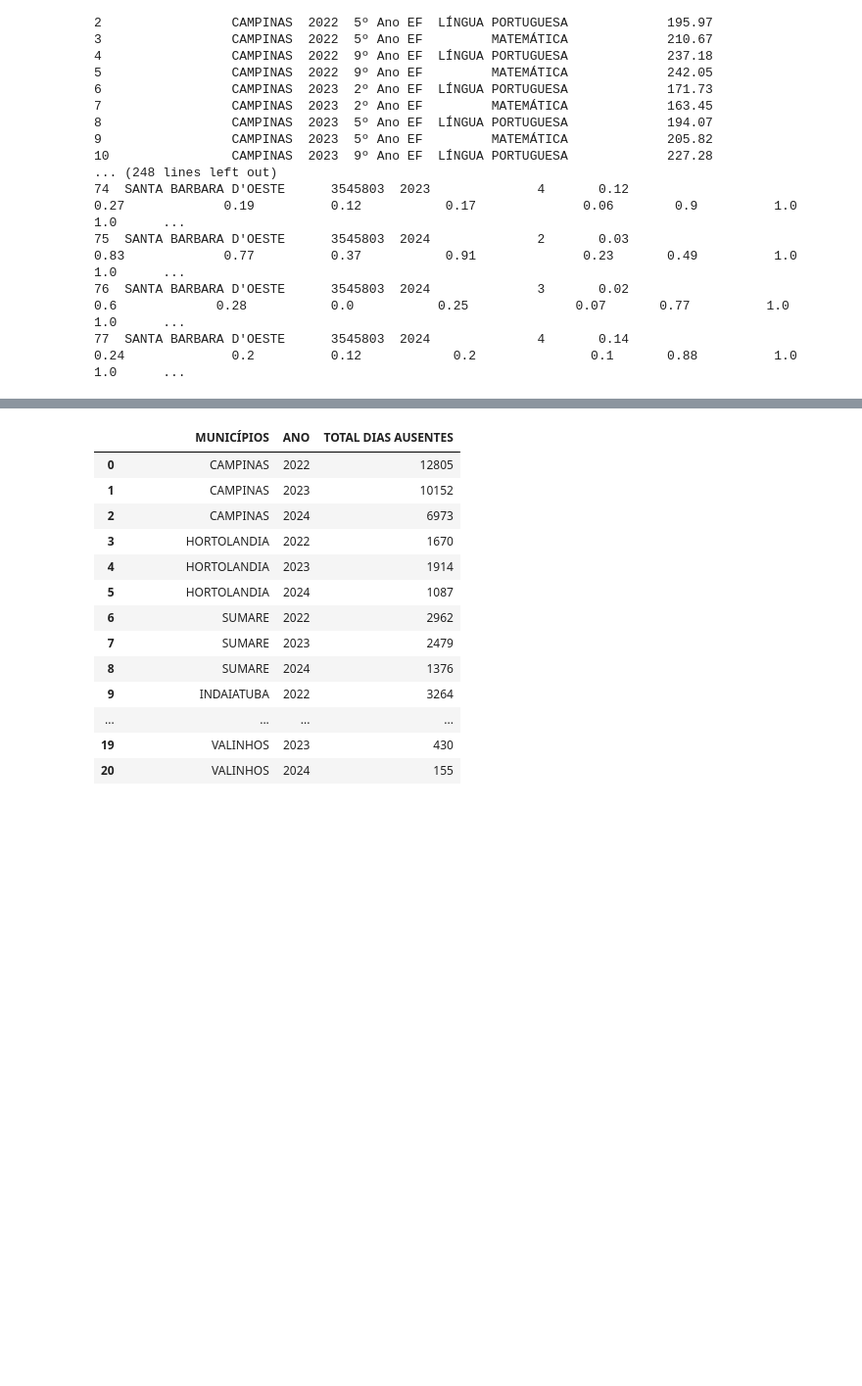
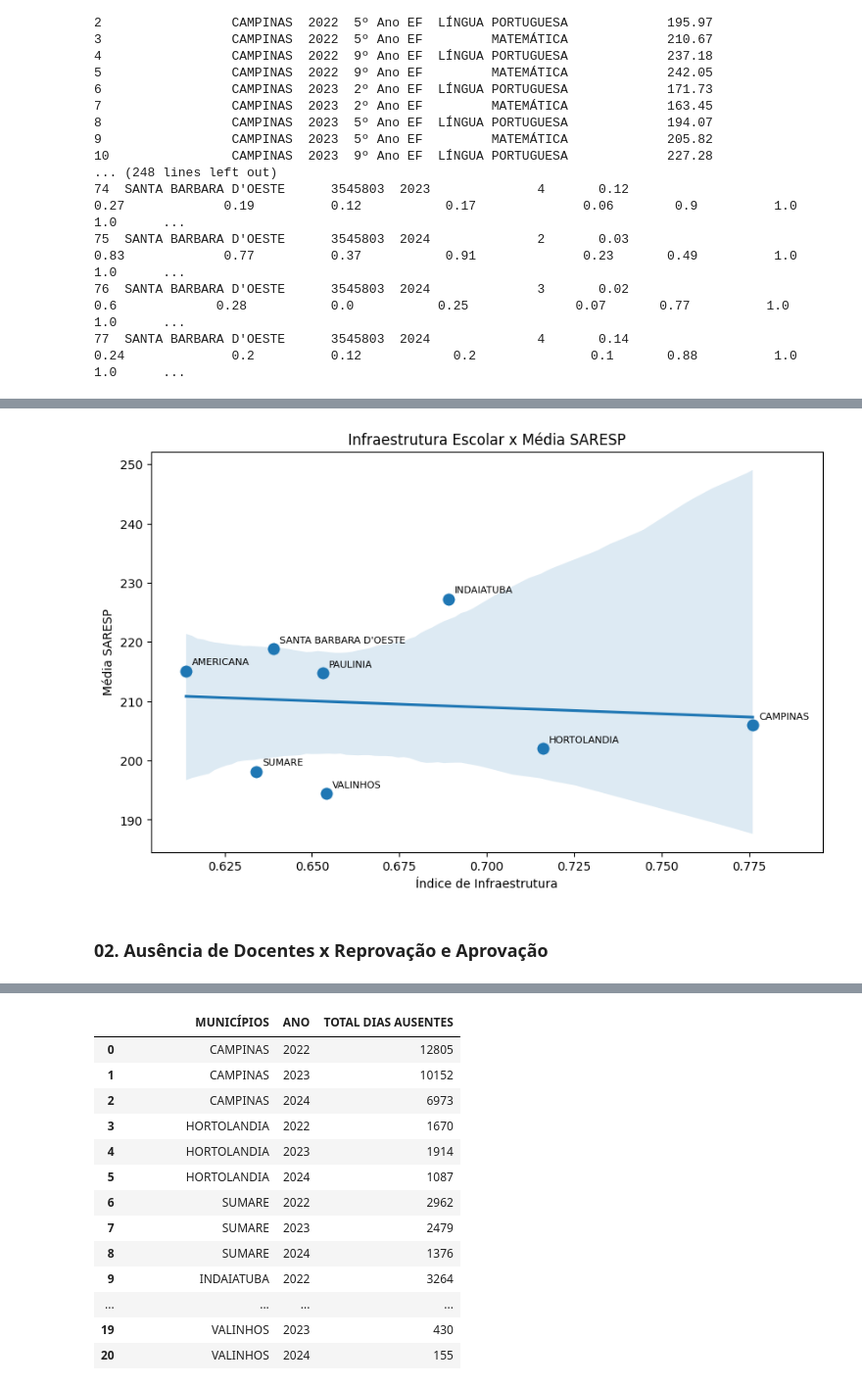
Before and after one commit to leasju/pi_educacao_qualidade, a Jupyter notebook: Notebooks/PI_ANÁLISE.ipynb, the cells around one changed output, grey strips where cells are left out. Shown at 98% size. Drawn from its saved outputs; the diff is of its cells as text; code cells hidden in the pictures; blank space fills up the shorter version.

Commit message:
Adição dos Gráficos do PI.

```diff
--- a/Notebooks/PI_ANÁLISE.ipynb
+++ b/Notebooks/PI_ANÁLISE.ipynb
@@ -248,0 +444,19 @@ Index(['MUNICÍPIOS', 'ANO', 'TOTAL FALTAS JUST', 'TOTAL FALTAS INJUST',
+# %%
+#Lista que vai armazenar os dados finais combinados (infraestrutura + SARESP)
+dados_finais = []
+
+#Percorre cada município da lista de infraestrutura
+#e verifica se ele também existe no dict do SARESP para combinar os dados
+for item in infraestrutura:
+    municipio = item["Município"]
+
+    if municipio in saresp_dict:
+        dados_finais.append({
+            "Município": municipio,
+            "Infraestrutura": item["Infraestrutura"],
+            "SARESP": saresp_dict[municipio]
+        })
+
+#Converte a lista final em DataFrame para análise
+df_analiseUm = pd.DataFrame(dados_finais)
+df_analiseUm
@@ -248,0 +473,42 @@ Index(['MUNICÍPIOS', 'ANO', 'TOTAL FALTAS JUST', 'TOTAL FALTAS INJUST',
+# %%
+plt.figure(figsize=(10,6))
+
+#Plota um gráfico de dispersão entre infraestrutura e SARESP
+sns.scatterplot(
+    data = df_analiseUm,
+    x = "Infraestrutura",
+    y = "SARESP",
+    s = 120
+)
+
+#Adiciona uma linha de tendência (regressão linear) sem repetir os pontos
+sns.regplot(
+    data = df_analiseUm,
+    x = "Infraestrutura",
+    y = "SARESP",
+    scatter = False,   #Não desenha os pontos de novo
+)
+
+#Adiciona o nome de cada município em cada ponto do gráfico
+for _, row in df_analiseUm.iterrows():
+    plt.annotate(
+        row["Município"],
+        (row["Infraestrutura"], row["SARESP"]),
+        xytext=(5,5),
+        textcoords="offset points",
+        fontsize=8
+    )
+
+xmin = df_analiseUm["Infraestrutura"].min()
+xmax = df_analiseUm["Infraestrutura"].max()
+
+plt.xlim(xmin - 0.01, xmax + 0.02)
+plt.title("Infraestrutura Escolar x Média SARESP")
+plt.xlabel("Índice de Infraestrutura")
+plt.ylabel("Média SARESP")
+
+plt.show()
+# %% [output]
+[figure, added]
+# %% [markdown]
+### 02. Ausência de Docentes x Reprovação e Aprovação
```
Also changed, not shown: parts of 52 cells of this notebook.
